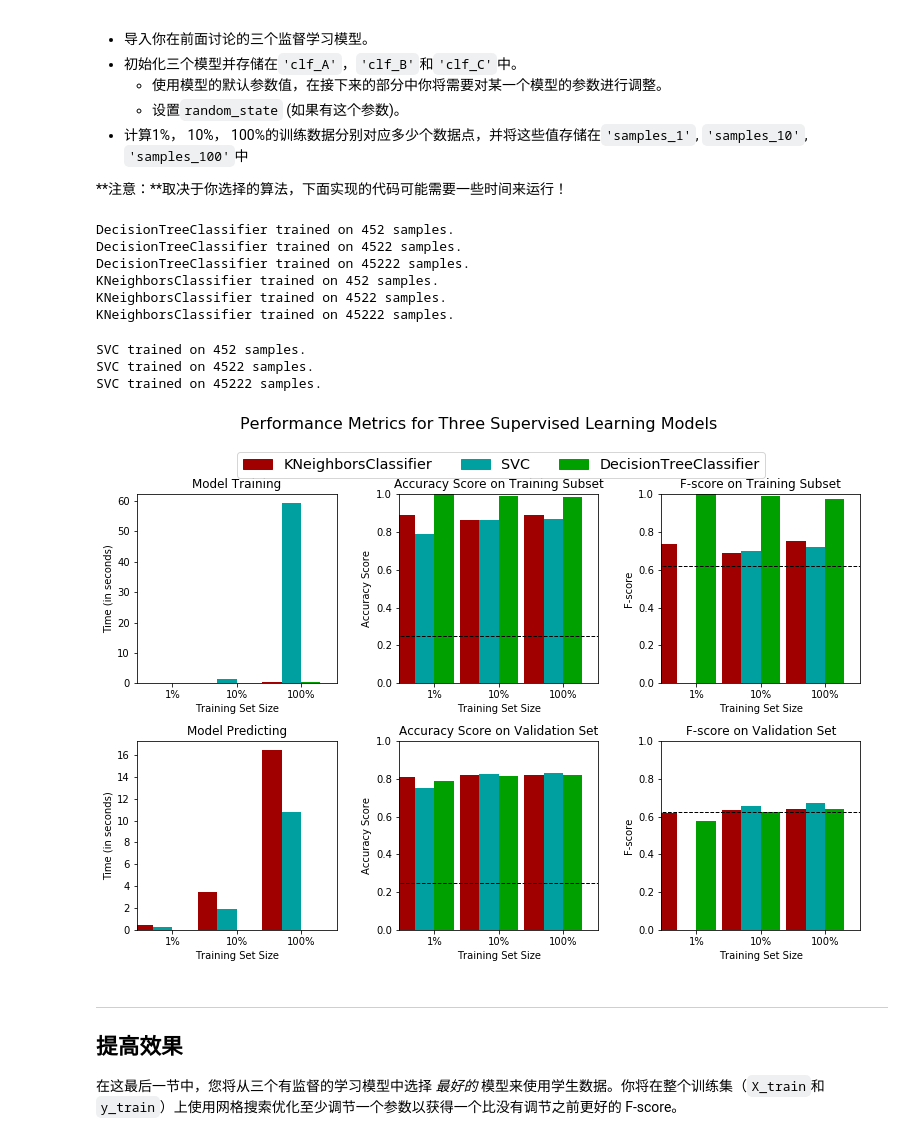
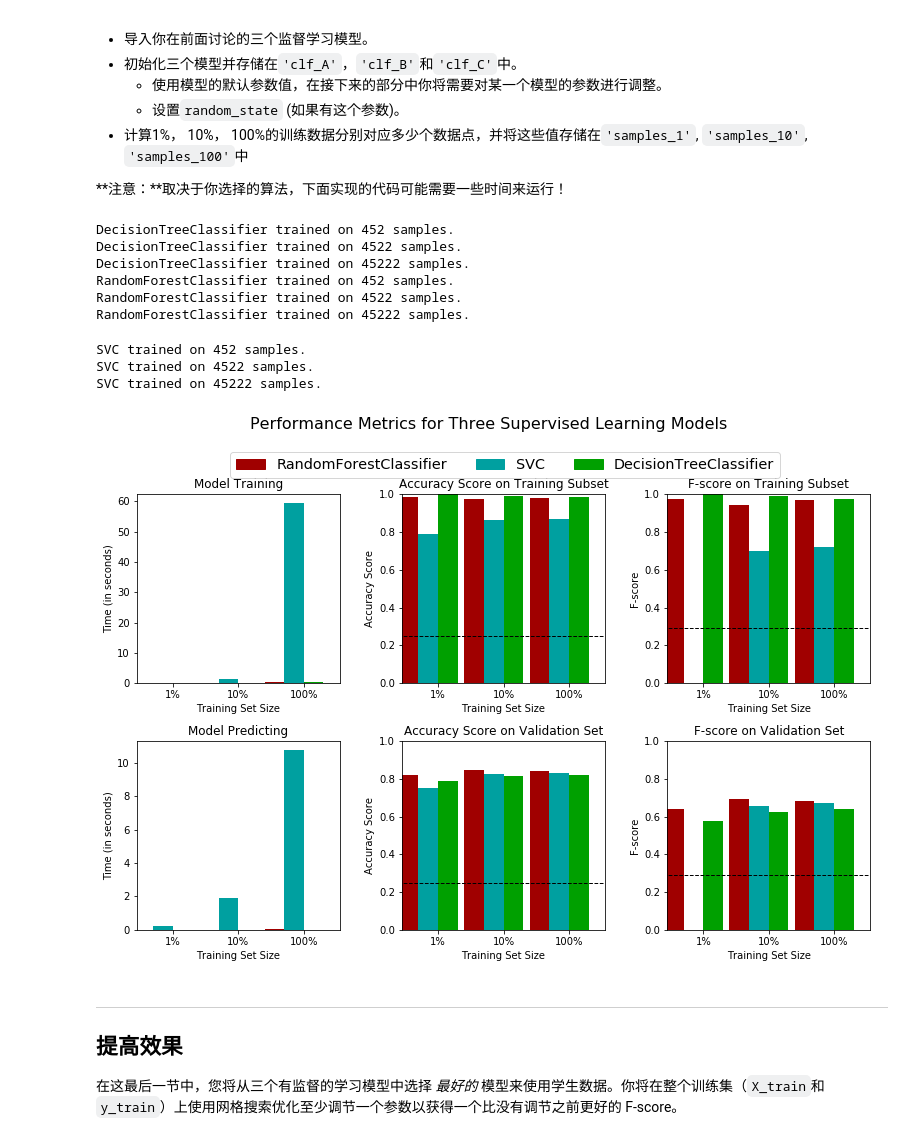
Before and after one commit to sunrise2075/ud-ml-p2-finding_donors, a Jupyter notebook: finding_donors.ipynb, the cells around one changed output. Cells and saved outputs as stored; diff of their text form; code cells hidden in the pictures.

```diff
--- a/finding_donors.ipynb
+++ b/finding_donors.ipynb
@@ -218,8 +221,8 @@ $$ F_{\beta} = (1 + \beta^2) \cdot \frac{precision \cdot recall}{\left( \beta^2
 
 TP = float(11208)
 TN = float(0)
-FP = float(0)
-FN = float(34014)
+FP = float(34014)
+FN = float(0)
 beta = 0.5
 
 #TODO： 计算准确率
@@ -451,40 +463,43 @@ def train_predict(learner, sample_size, X_train, y_train, X_val, y_val):
 # %%
 # TODO：从sklearn中导入三个监督学习模型
 from sklearn.tree import DecisionTreeClassifier
-from sklearn.neighbors import KNeighborsClassifier
+# from sklearn.neighbors import KNeighborsClassifier
+# from sklearn.linear_model import SGDClassifier
+# from sklearn.naive_bayes import GaussianNB
 from sklearn.svm import SVC
+from sklearn.ensemble import RandomForestClassifier
 
 # TODO：初始化三个模型
 clf_A = DecisionTreeClassifier(random_state=0)
-clf_B = KNeighborsClassifier()
-clf_C = SVC()
+clf_B = RandomForestClassifier(random_state=0)
+clf_C = SVC(random_state=0)
 
 # TODO：计算1%， 10%， 100%的训练数据分别对应多少点
 samples_1 =  int(round(.01 * n_records))
 samples_10 = int(round(.1 * n_records))
 samples_100 = n_records
 
 # 收集学习器的结果
 results = {}
 for clf in [clf_A, clf_B, clf_C]:
     clf_name = clf.__class__.__name__
     results[clf_name] = {}
     for i, samples in enumerate([samples_1, samples_10, samples_100]):
         results[clf_name][i] = train_predict(clf, samples, X_train, y_train, X_val, y_val)
 
 # 对选择的三个模型得到的评价结果进行可视化
 vs.evaluate(results, accuracy, fscore)
 # %% [output]
 DecisionTreeClassifier trained on 452 samples.
 DecisionTreeClassifier trained on 4522 samples.
 DecisionTreeClassifier trained on 45222 samples.
-KNeighborsClassifier trained on 452 samples.
-KNeighborsClassifier trained on 4522 samples.
-KNeighborsClassifier trained on 45222 samples.
+RandomForestClassifier trained on 452 samples.
+RandomForestClassifier trained on 4522 samples.
+RandomForestClassifier trained on 45222 samples.
 SVC trained on 452 samples.
 SVC trained on 4522 samples.
 SVC trained on 45222 samples.
-[figure, old version]
+[figure, new version]
 # %% [markdown]
 ----
 ## 提高效果
```
Also changed, not shown: parts of 18 cells of this notebook, 1 other file.
